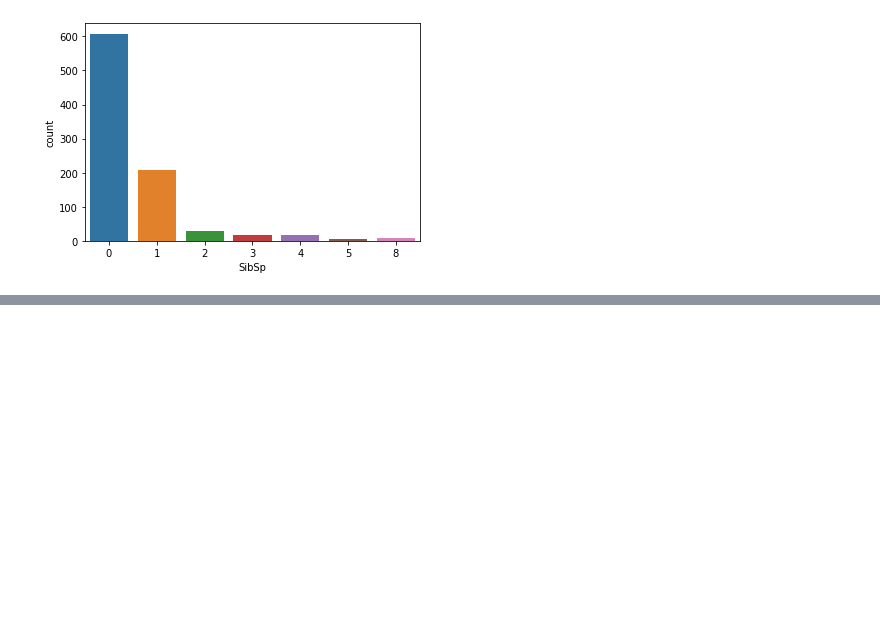
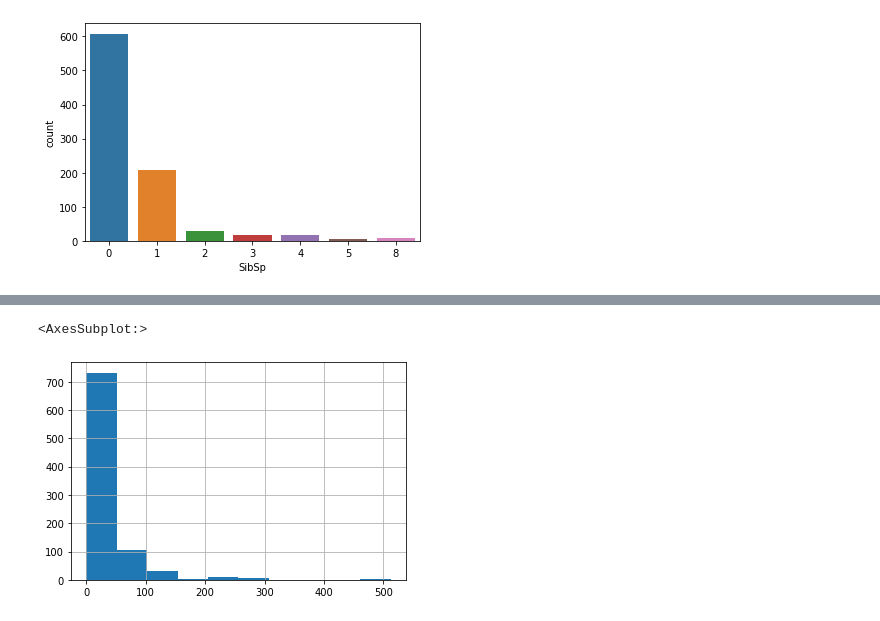
Before and after one commit to babiswas/pandasrepo, a Jupyter notebook: Titanic_new.ipynb, the cells around one changed output, grey strips where cells are left out. Cells and saved outputs as stored; diff of their text form; code cells hidden in the pictures; blank space fills up the shorter version.

```diff
--- a/Titanic_new.ipynb
+++ b/Titanic_new.ipynb
@@ -129,0 +135,5 @@ sns.countplot(x='SibSp',data=df)
+# %%
+df['Fare'].hist()
+# %% [output]
+<AxesSubplot:>
+[figure, added]
```
Also changed, not shown: parts of 6 cells of this notebook.
